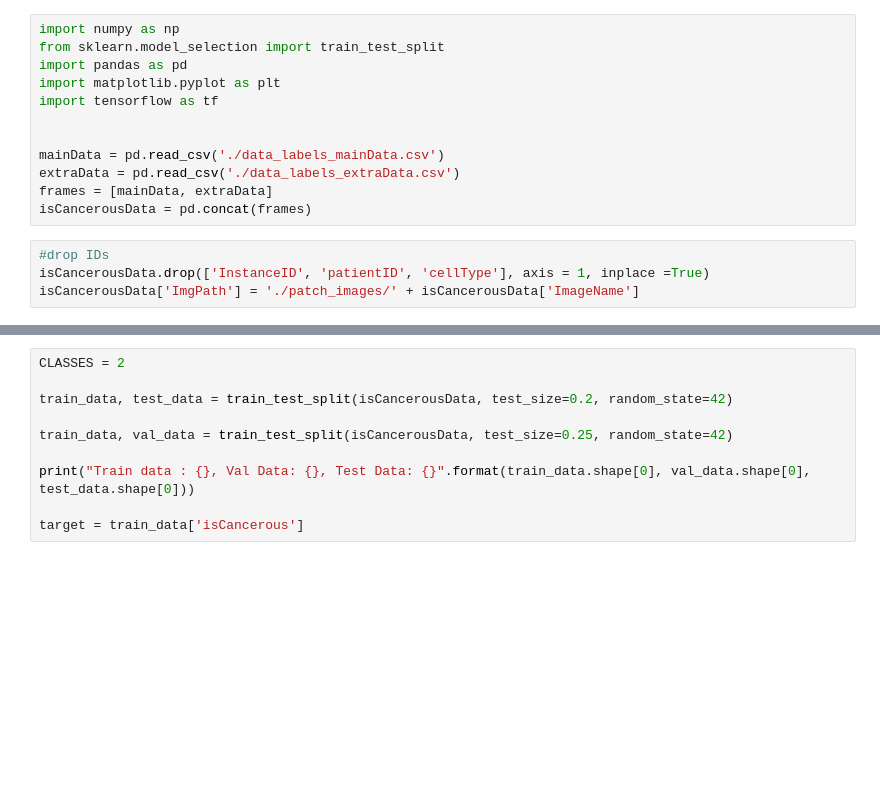
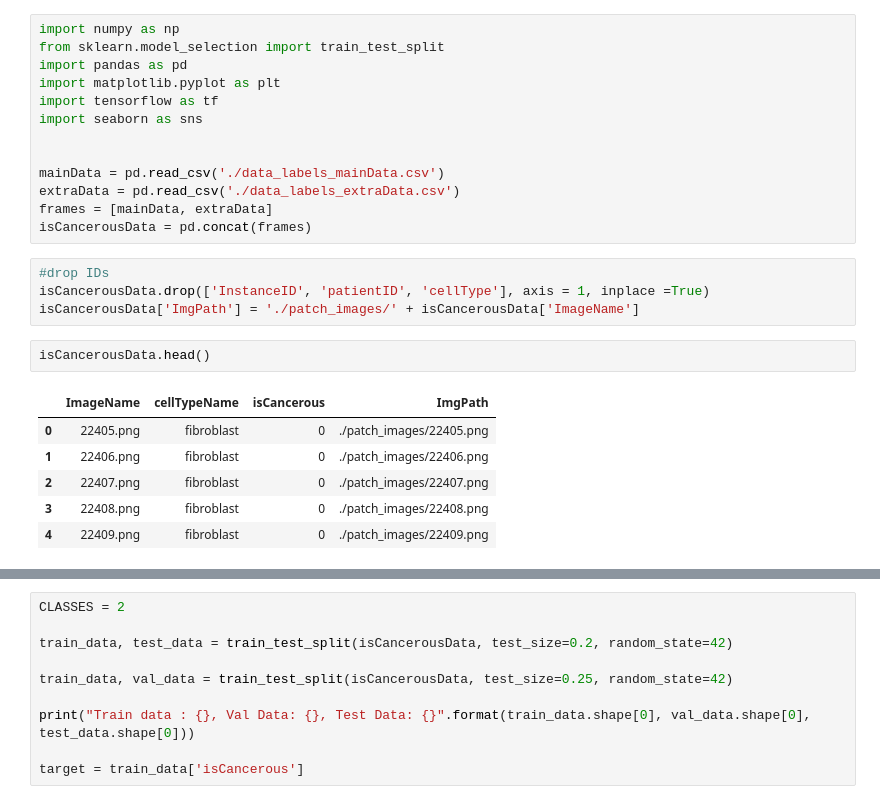
Before and after one commit to s3781183/machine_learning_A2, a Jupyter notebook: isCancerous.ipynb, the cells around one changed output, grey strips where cells are left out. Cells and saved outputs as stored; diff of their text form; blank space fills up the shorter version.

```diff
--- a/isCancerous.ipynb
+++ b/isCancerous.ipynb
@@ -4,6 +17,7 @@ from sklearn.model_selection import train_test_split
 import pandas as pd
 import matplotlib.pyplot as plt
 import tensorflow as tf
+import seaborn as sns
 
 
 mainData = pd.read_csv('./data_labels_mainData.csv')
@@ -14,3 +28,12 @@ isCancerousData = pd.concat(frames)
 #drop IDs
 isCancerousData.drop(['InstanceID', 'patientID', 'cellType'], axis = 1, inplace =True)
 isCancerousData['ImgPath'] = './patch_images/' + isCancerousData['ImageName']
+# %%
+isCancerousData.head()
+# %% [output]
+|  | ImageName | cellTypeName | isCancerous | ImgPath |
+| 0 | 22405.png | fibroblast | 0 | ./patch_images/22405.png |
+| 1 | 22406.png | fibroblast | 0 | ./patch_images/22406.png |
+| 2 | 22407.png | fibroblast | 0 | ./patch_images/22407.png |
+| 3 | 22408.png | fibroblast | 0 | ./patch_images/22408.png |
+| 4 | 22409.png | fibroblast | 0 | ./patch_images/22409.png |
```
Also changed, not shown: parts of 8 cells of this notebook.
